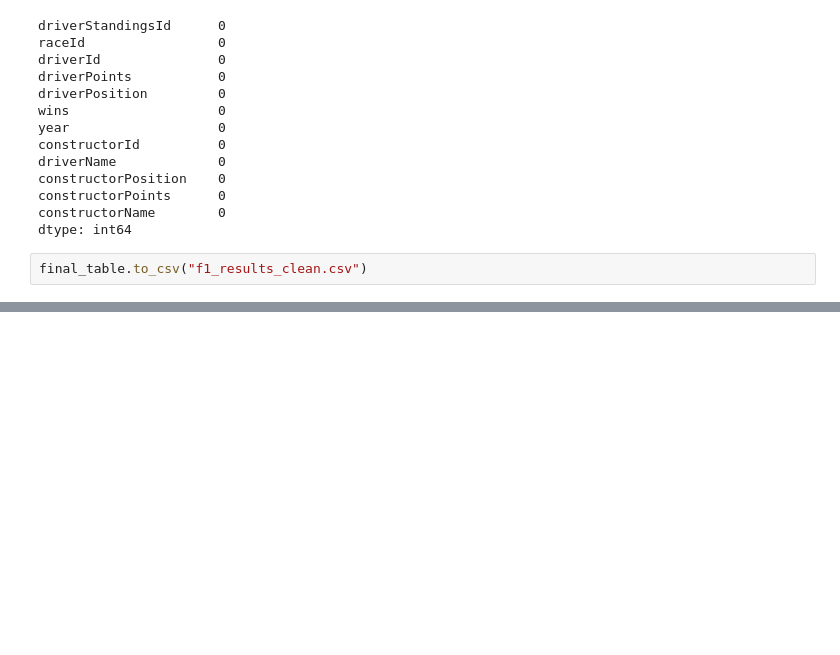
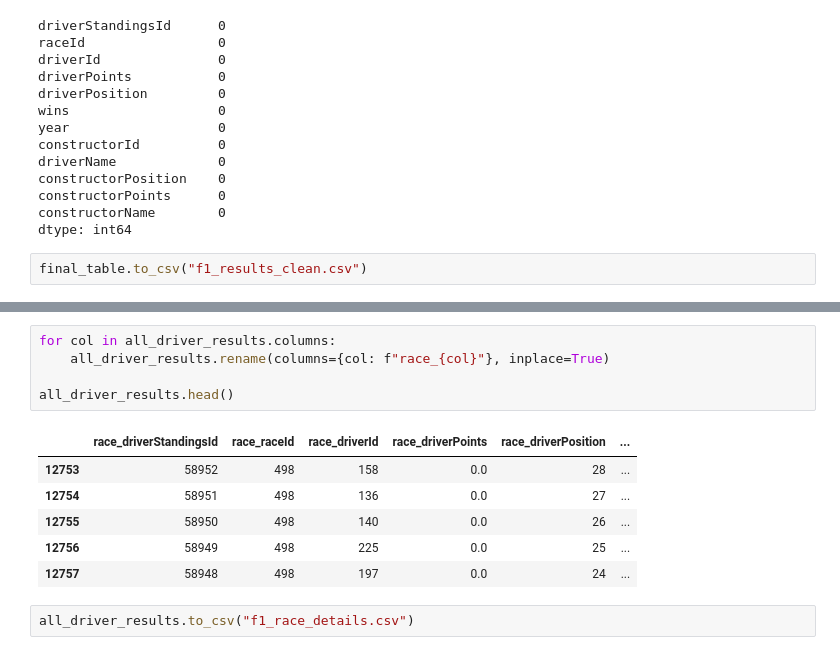
Before and after one commit to C0hAongha/IV-Assignment, a Jupyter notebook: assignment_exploration.ipynb, the cells around one changed output, grey strips where cells are left out. Cells and saved outputs as stored; diff of their text form; blank space fills up the shorter version.

```diff
--- a/assignment_exploration.ipynb
+++ b/assignment_exploration.ipynb
@@ -197,0 +249,14 @@ final_table.to_csv("f1_results_clean.csv")
+# %%
+for col in all_driver_results.columns:
+    all_driver_results.rename(columns={col: f"race_{col}"}, inplace=True)
+
+all_driver_results.head()
+# %% [output]
+|  | race_driverStandingsId | race_raceId | race_driverId | race_driverPoints | race_driverPosition | ... |
+| 12753 | 58952 | 498 | 158 | 0.0 | 28 | ... |
+| 12754 | 58951 | 498 | 136 | 0.0 | 27 | ... |
+| 12755 | 58950 | 498 | 140 | 0.0 | 26 | ... |
+| 12756 | 58949 | 498 | 225 | 0.0 | 25 | ... |
+| 12757 | 58948 | 498 | 197 | 0.0 | 24 | ... |
+# %%
+all_driver_results.to_csv("f1_race_details.csv")
```
Also changed, not shown: parts of 4 cells of this notebook, 1 other file.
